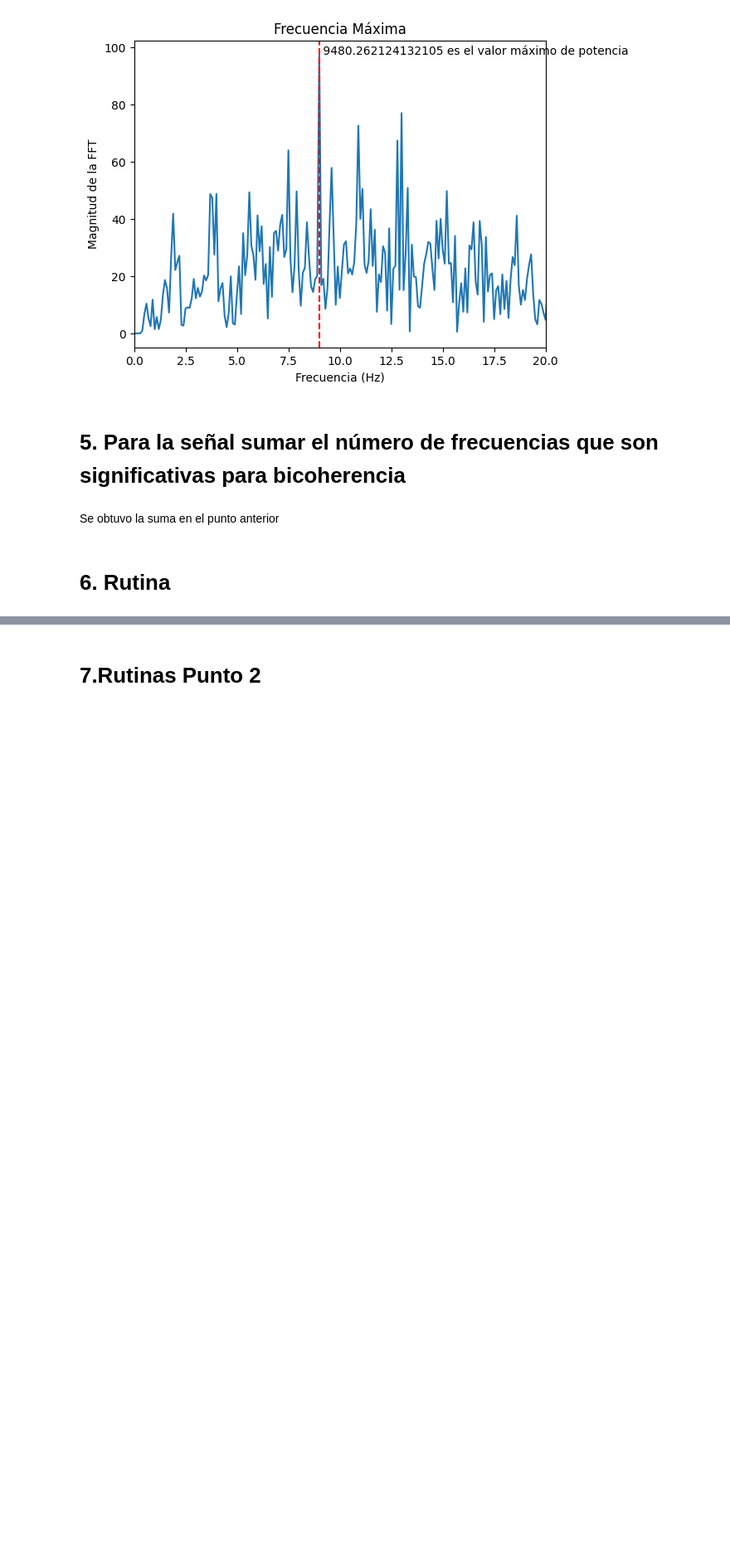
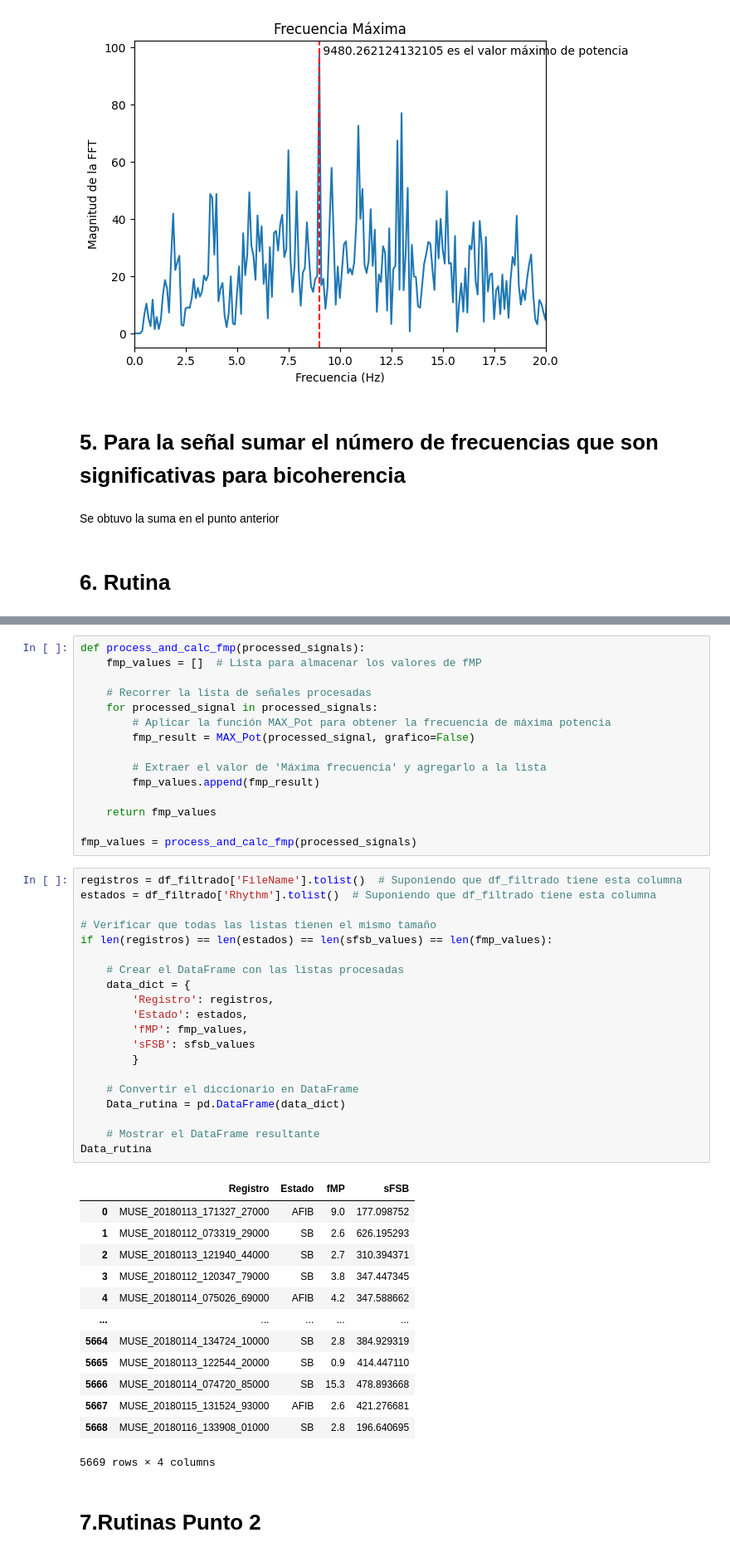
Before and after one commit to juandayo001/Biose-ales_20242, a Jupyter notebook: proyecto2biosenales.ipynb, the cells around one changed output, grey strips where cells are left out. Shown at 83% size. Saved outputs shown, nothing was run; the diff lists cells and outputs as text; blank space fills up the shorter version.

```diff
--- a/proyecto2biosenales.ipynb
+++ b/proyecto2biosenales.ipynb
@@ -378,3 +348,52 @@ Data_rutina
+# %%
+def process_and_calc_fmp(processed_signals):
+    fmp_values = []  # Lista para almacenar los valores de fMP
+
+    # Recorrer la lista de señales procesadas
+    for processed_signal in processed_signals:
+        # Aplicar la función MAX_Pot para obtener la frecuencia de máxima potencia
+        fmp_result = MAX_Pot(processed_signal, grafico=False)
+
+        # Extraer el valor de 'Máxima frecuencia' y agregarlo a la lista
+        fmp_values.append(fmp_result)
+
+    return fmp_values
+
+fmp_values = process_and_calc_fmp(processed_signals)
+# %%
+registros = df_filtrado['FileName'].tolist()  # Suponiendo que df_filtrado tiene esta columna
+estados = df_filtrado['Rhythm'].tolist()  # Suponiendo que df_filtrado tiene esta columna
+
+# Verificar que todas las listas tienen el mismo tamaño
+if len(registros) == len(estados) == len(sfsb_values) == len(fmp_values):
+
+    # Crear el DataFrame con las listas procesadas
+    data_dict = {
+        'Registro': registros,
+        'Estado': estados,
+        'fMP': fmp_values,
+        'sFSB': sfsb_values
+        }
+
+    # Convertir el diccionario en DataFrame
+    Data_rutina = pd.DataFrame(data_dict)
+
+    # Mostrar el DataFrame resultante
+Data_rutina
+# %% [output]
+|  | Registro | Estado | fMP | sFSB |
+| 0 | MUSE_20180113_171327_27000 | AFIB | 9.0 | 177.098752 |
+| 1 | MUSE_20180112_073319_29000 | SB | 2.6 | 626.195293 |
+| 2 | MUSE_20180113_121940_44000 | SB | 2.7 | 310.394371 |
+| 3 | MUSE_20180112_120347_79000 | SB | 3.8 | 347.447345 |
+| 4 | MUSE_20180114_075026_69000 | AFIB | 4.2 | 347.588662 |
+| ... | ... | ... | ... | ... |
+| 5664 | MUSE_20180114_134724_10000 | SB | 2.8 | 384.929319 |
+| 5665 | MUSE_20180113_122544_20000 | SB | 0.9 | 414.447110 |
+| 5666 | MUSE_20180114_074720_85000 | SB | 15.3 | 478.893668 |
+| 5667 | MUSE_20180115_131524_93000 | AFIB | 2.6 | 421.276681 |
+| 5668 | MUSE_20180116_133908_01000 | SB | 2.8 | 196.640695 |
+5669 rows × 4 columns
 # %% [markdown]
 # 7.Rutinas Punto 2
 # %%
```
Also changed, not shown: parts of 15 cells of this notebook.
